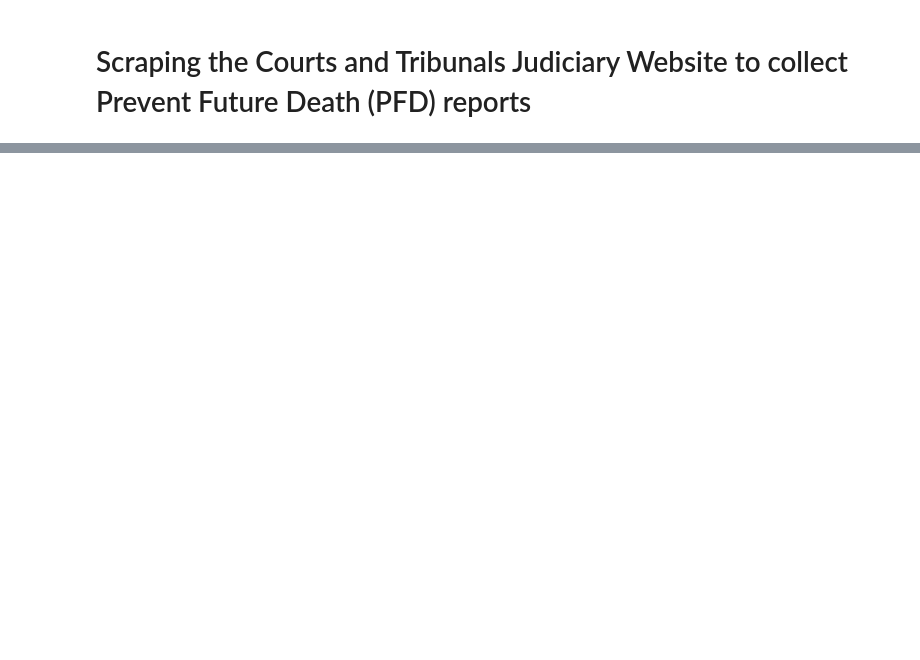
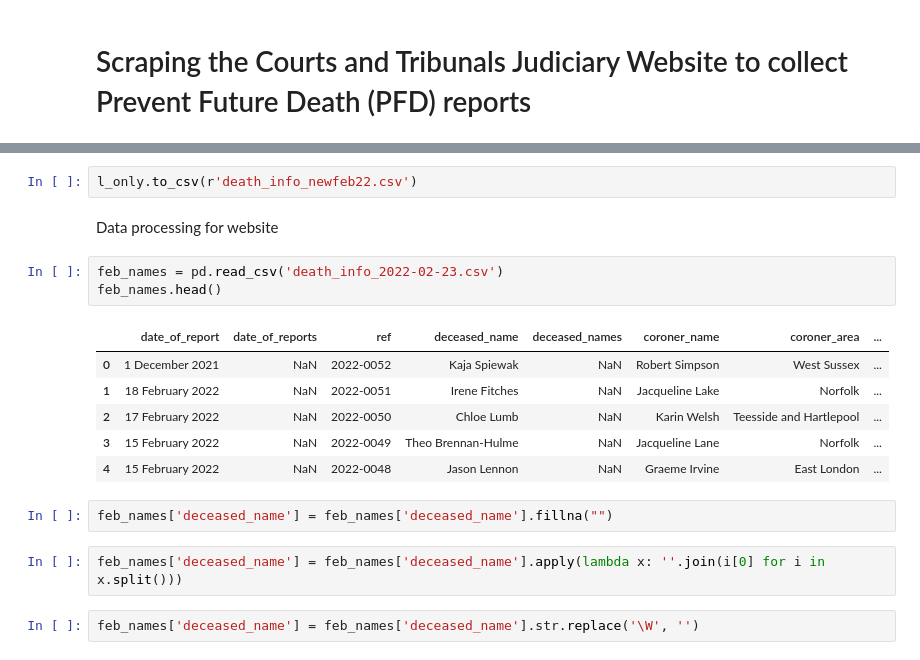
Before and after one commit to georgiarichards/georgiarichards.github.io, a Jupyter notebook: data/Web_scraper_PFDs.ipynb, the cells around one changed output, grey strips where cells are left out. Drawn from its saved outputs; the diff is of its cells as text; blank space fills up the shorter version.

```diff
--- a/data/Web_scraper_PFDs.ipynb
+++ b/data/Web_scraper_PFDs.ipynb
@@ -1000,0 +417,20 @@ areas.to_html(f"areas_info.html")
+# %%
+l_only.to_csv(r'death_info_newfeb22.csv')
+# %% [markdown]
+Data processing for website
+# %%
+feb_names = pd.read_csv('death_info_2022-02-23.csv')
+feb_names.head()
+# %% [output]
+|  | date_of_report | date_of_reports | ref | deceased_name | deceased_names | coroner_name | coroner_area | ... |
+| 0 | 1 December 2021 | NaN | 2022-0052 | Kaja Spiewak | NaN | Robert Simpson | West Sussex | ... |
+| 1 | 18 February 2022 | NaN | 2022-0051 | Irene Fitches | NaN | Jacqueline Lake | Norfolk | ... |
+| 2 | 17 February 2022 | NaN | 2022-0050 | Chloe Lumb | NaN | Karin Welsh | Teesside and Hartlepool | ... |
+| 3 | 15 February 2022 | NaN | 2022-0049 | Theo Brennan-Hulme | NaN | Jacqueline Lane | Norfolk | ... |
+| 4 | 15 February 2022 | NaN | 2022-0048 | Jason Lennon | NaN | Graeme Irvine | East London | ... |
+# %%
+feb_names['deceased_name'] = feb_names['deceased_name'].fillna("")
+# %%
+feb_names['deceased_name'] = feb_names['deceased_name'].apply(lambda x: ''.join(i[0] for i in x.split()))
+# %%
+feb_names['deceased_name'] = feb_names['deceased_name'].str.replace('\W', '')
```
Also changed, not shown: parts of 94 cells of this notebook, 1 other file.
